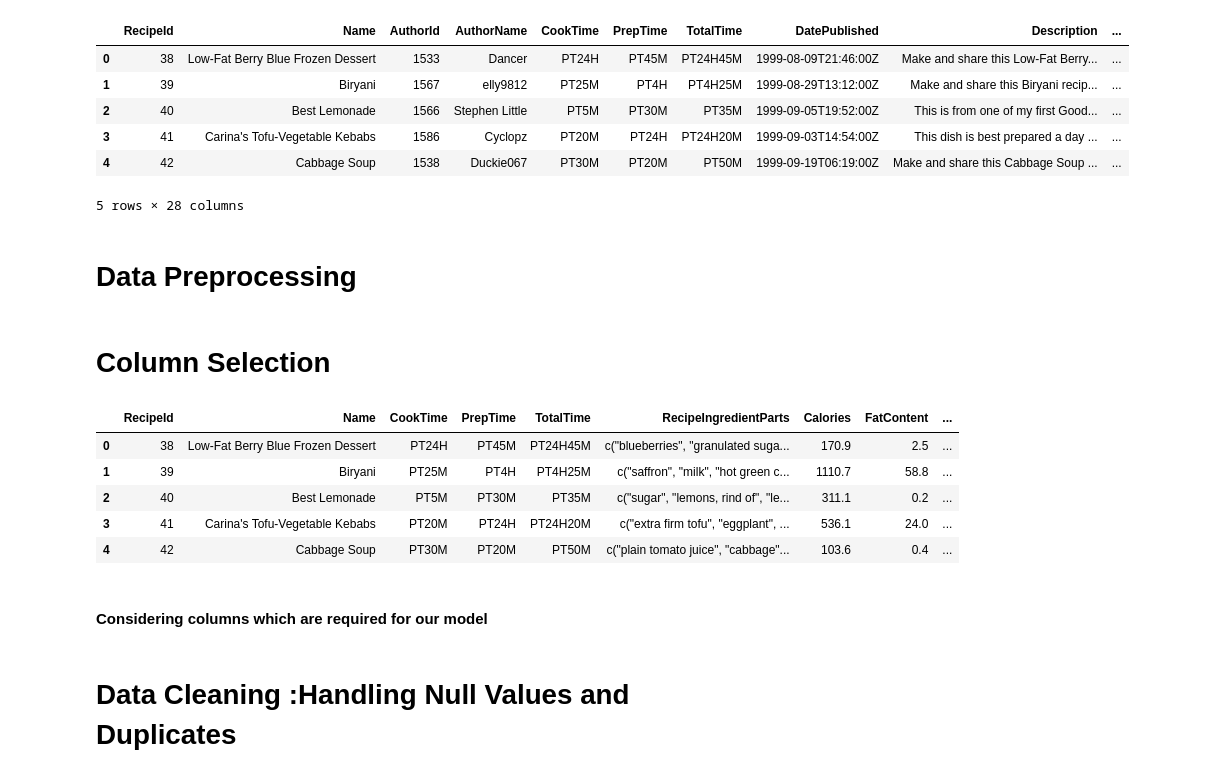
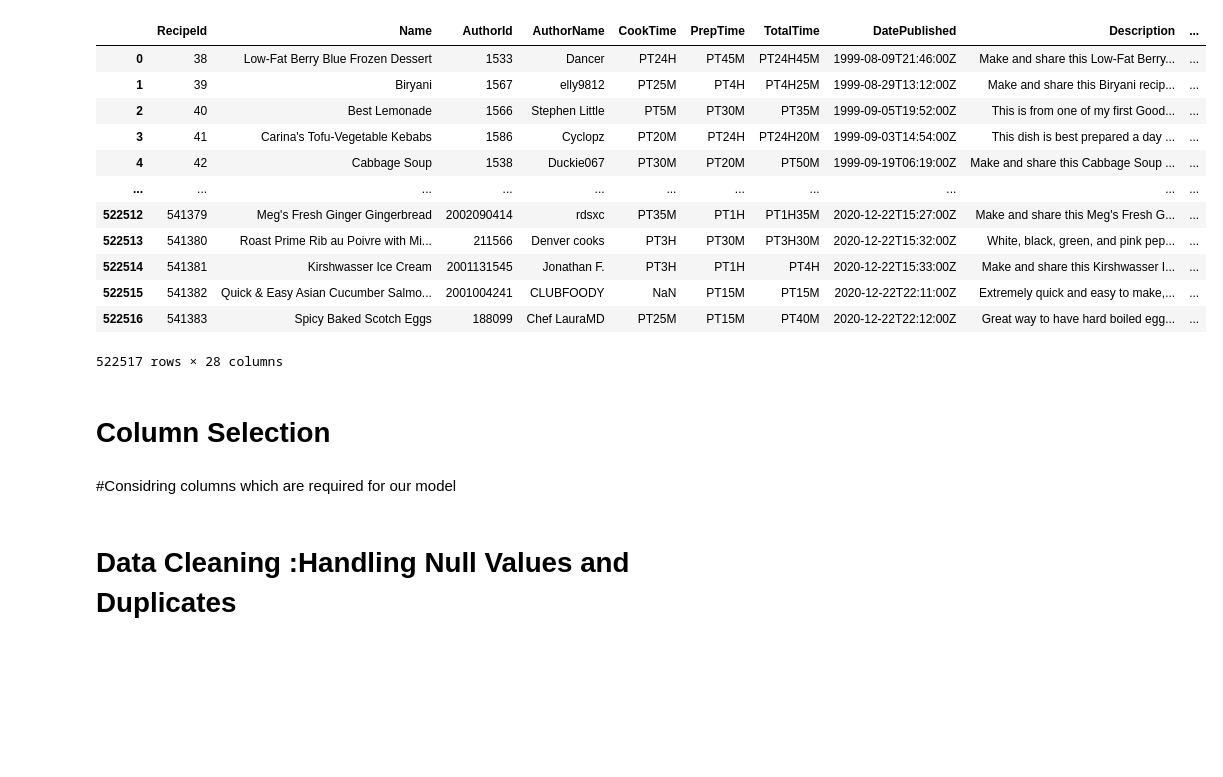
Before and after one commit to AnjaliPatil4/Diet-Recommendation-Chatbot, a Jupyter notebook: final-diet-recommendation-chatbot.ipynb, the cells around one changed output. Drawn from its saved outputs; the diff is of its cells as text; code cells hidden in the pictures; blank space fills up the shorter version.

```diff
--- a/final-diet-recommendation-chatbot.ipynb
+++ b/final-diet-recommendation-chatbot.ipynb
@@ -24,32 +26,29 @@ for dirname, _, filenames in os.walk('/kaggle/input'):
 # %%
 # Loading the data
-dataset = pd.read_csv("/kaggle/input/foodcom-recipes-and-reviews/recipes.csv")
-dataset.head()
+data = pd.read_csv("/kaggle/input/foodcom-recipes-and-reviews/recipes.csv")
+data
 # %% [output]
 |  | RecipeId | Name | AuthorId | AuthorName | CookTime | PrepTime | TotalTime | DatePublished | Description | ... |
 | 0 | 38 | Low-Fat Berry Blue Frozen Dessert | 1533 | Dancer | PT24H | PT45M | PT24H45M | 1999-08-09T21:46:00Z | Make and share this Low-Fat Berry... | ... |
 | 1 | 39 | Biryani | 1567 | elly9812 | PT25M | PT4H | PT4H25M | 1999-08-29T13:12:00Z | Make and share this Biryani recip... | ... |
 | 2 | 40 | Best Lemonade | 1566 | Stephen Little | PT5M | PT30M | PT35M | 1999-09-05T19:52:00Z | This is from one of my first Good... | ... |
 | 3 | 41 | Carina's Tofu-Vegetable Kebabs | 1586 | Cyclopz | PT20M | PT24H | PT24H20M | 1999-09-03T14:54:00Z | This dish is best prepared a day ... | ... |
 | 4 | 42 | Cabbage Soup | 1538 | Duckie067 | PT30M | PT20M | PT50M | 1999-09-19T06:19:00Z | Make and share this Cabbage Soup ... | ... |
+| ... | ... | ... | ... | ... | ... | ... | ... | ... | ... | ... |
+| 522512 | 541379 | Meg's Fresh Ginger Gingerbread | 2002090414 | rdsxc | PT35M | PT1H | PT1H35M | 2020-12-22T15:27:00Z | Make and share this Meg's Fresh G... | ... |
+| 522513 | 541380 | Roast Prime Rib au Poivre with Mi... | 211566 | Denver cooks | PT3H | PT30M | PT3H30M | 2020-12-22T15:32:00Z | White, black, green, and pink pep... | ... |
+| 522514 | 541381 | Kirshwasser Ice Cream | 2001131545 | Jonathan F. | PT3H | PT1H | PT4H | 2020-12-22T15:33:00Z | Make and share this Kirshwasser I... | ... |
+| 522515 | 541382 | Quick & Easy Asian Cucumber Salmo... | 2001004241 | CLUBFOODY | NaN | PT15M | PT15M | 2020-12-22T22:11:00Z | Extremely quick and easy to make,... | ... |
+| 522516 | 541383 | Spicy Baked Scotch Eggs | 188099 | Chef LauraMD | PT25M | PT15M | PT40M | 2020-12-22T22:12:00Z | Great way to have hard boiled egg... | ... |
-5 rows × 28 columns
+522517 rows × 28 columns
-# %% [markdown]
-# Data Preprocessing
 # %% [markdown]
 # Column Selection
 # %%
+dataset=data.copy()
 columns=['RecipeId','Name','CookTime','PrepTime','TotalTime','RecipeIngredientParts','Calories','FatContent','CholesterolContent','SodiumContent','CarbohydrateContent','FiberContent','SugarContent','ProteinContent','RecipeInstructions']
 dataset=dataset[columns]
-dataset.head()
-# %% [output]
-|  | RecipeId | Name | CookTime | PrepTime | TotalTime | RecipeIngredientParts | Calories | FatContent | ... |
-| 0 | 38 | Low-Fat Berry Blue Frozen Dessert | PT24H | PT45M | PT24H45M | c("blueberries", "granulated suga... | 170.9 | 2.5 | ... |
-| 1 | 39 | Biryani | PT25M | PT4H | PT4H25M | c("saffron", "milk", "hot green c... | 1110.7 | 58.8 | ... |
-| 2 | 40 | Best Lemonade | PT5M | PT30M | PT35M | c("sugar", "lemons, rind of", "le... | 311.1 | 0.2 | ... |
-| 3 | 41 | Carina's Tofu-Vegetable Kebabs | PT20M | PT24H | PT24H20M | c("extra firm tofu", "eggplant", ... | 536.1 | 24.0 | ... |
-| 4 | 42 | Cabbage Soup | PT30M | PT20M | PT50M | c("plain tomato juice", "cabbage"... | 103.6 | 0.4 | ... |
 # %% [markdown]
-<h4>Considering columns which are required for our model
+#Considring columns which are required for our model
 # %% [markdown]
 # Data Cleaning :Handling Null Values and Duplicates
 # %%
```
Also changed, not shown: parts of 90 cells of this notebook, 2 other files.
